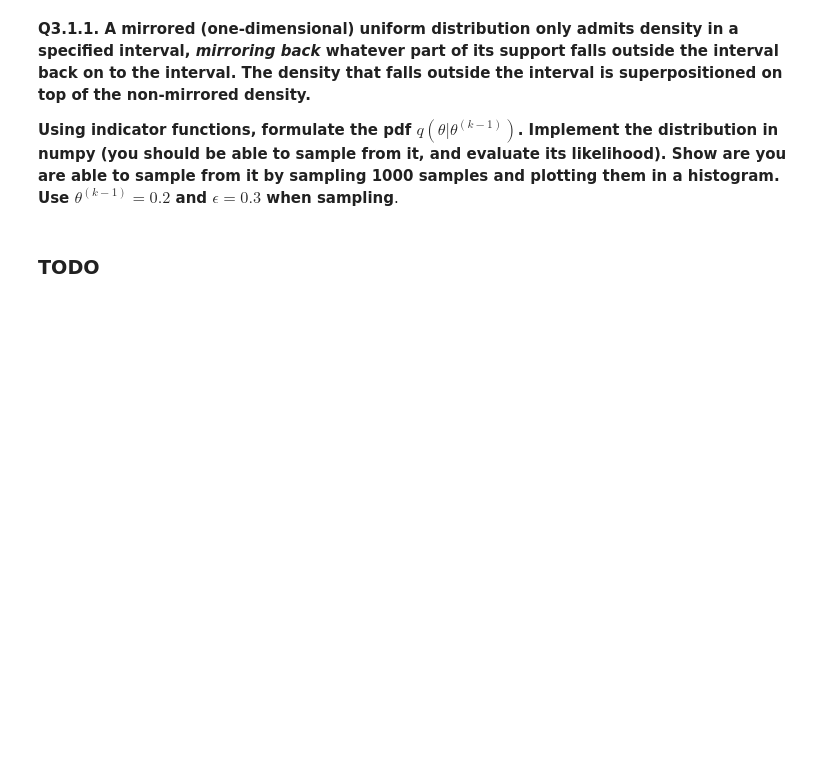
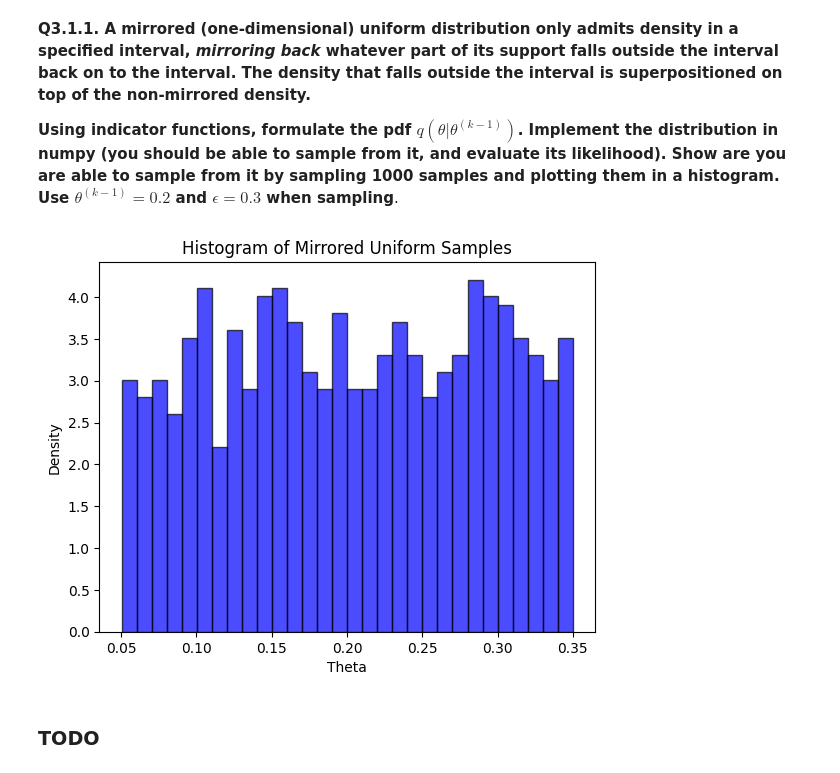
Before and after one commit to leonardodeclara/DD2447-Statistical-Methods-in-Applied-Computer-Science, a Jupyter notebook: Assignment_2/assignment2.ipynb, the cells around one changed output. Drawn from its saved outputs; the diff is of its cells as text; code cells hidden in the pictures; blank space fills up the shorter version.

```diff
--- a/Assignment_2/assignment2.ipynb
+++ b/Assignment_2/assignment2.ipynb
@@ -287,6 +287,38 @@ To summarize the objective of the exercise, we want to compute the risk function
 A mirrored (one-dimensional) uniform distribution only admits density in a specified interval, *mirroring back* whatever part of its support falls outside the interval back on to the interval. The density that falls outside the interval is superpositioned on top of the non-mirrored density.**
 
 **Using indicator functions, formulate the pdf $q(\theta|\theta^{(k-1)})$. Implement the distribution in numpy (you should be able to sample from it, and evaluate its likelihood). Show are you are able to sample from it by sampling 1000 samples and plotting them in a histogram. Use $\theta^{(k-1)}=0.2$ and $\epsilon = 0.3$ when sampling**.
+# %%
+def mirrored_uniform_pdf(theta, theta_prev, epsilon):
+    indicator_1 = (theta_prev - epsilon/2 < theta) & (theta < theta_prev + epsilon/2)
+    indicator_2 = (theta_prev - epsilon/2 < theta - 1) & (theta - 1 < theta_prev + epsilon/2)
+
+    return 1 / (2 * epsilon) * (indicator_1 + indicator_2)
+
+# Sample from the mirrored uniform distribution
+def sample_mirrored_uniform(theta_prev, epsilon, num_samples=1000):
+    samples = np.zeros(num_samples)
+    for i in range(num_samples):
+        proposal = np.random.uniform(theta_prev - epsilon/2, theta_prev + epsilon/2)
+        # Apply mirror effect at the boundaries
+        proposal = proposal if 0 <= proposal <= 1 else (proposal % 1)
+        samples[i] = proposal
+    return samples
+
+# Example usage
+theta_prev = 0.2
+epsilon = 0.3
+
+# Sample from the mirrored uniform distribution
+samples = sample_mirrored_uniform(theta_prev, epsilon)
+
+# Plot histogram
+plt.hist(samples, bins=30, density=True, alpha=0.7, color='blue', edgecolor='black')
+plt.title('Histogram of Mirrored Uniform Samples')
+plt.xlabel('Theta')
+plt.ylabel('Density')
+plt.show()
+# %% [output]
+[figure, added]
 # %% [markdown]
 ### TODO
 # %% [markdown]
```
Also changed, not shown: parts of 10 cells of this notebook.
